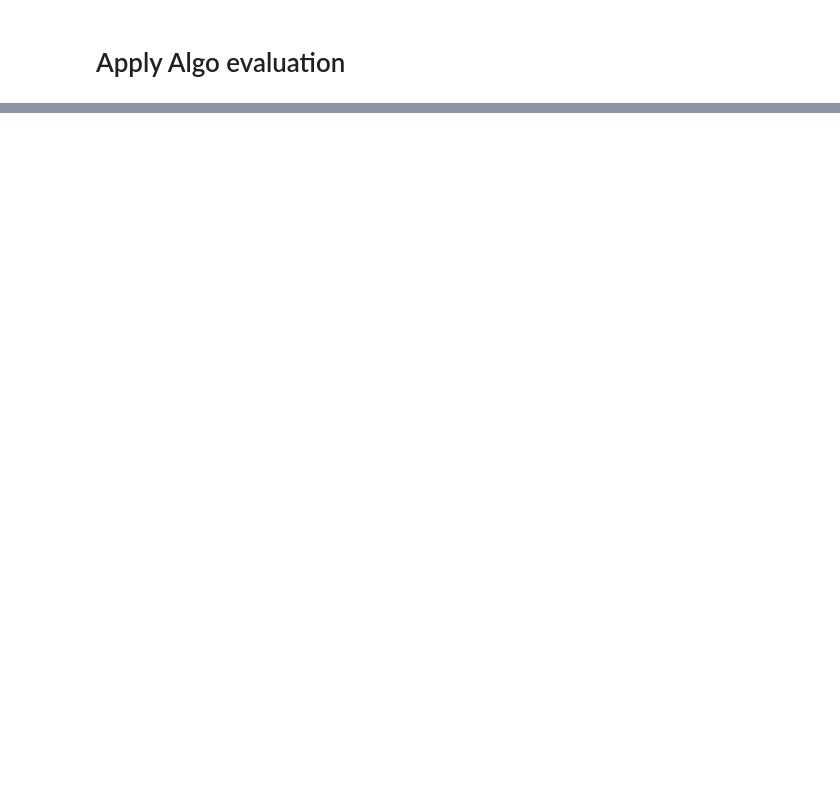
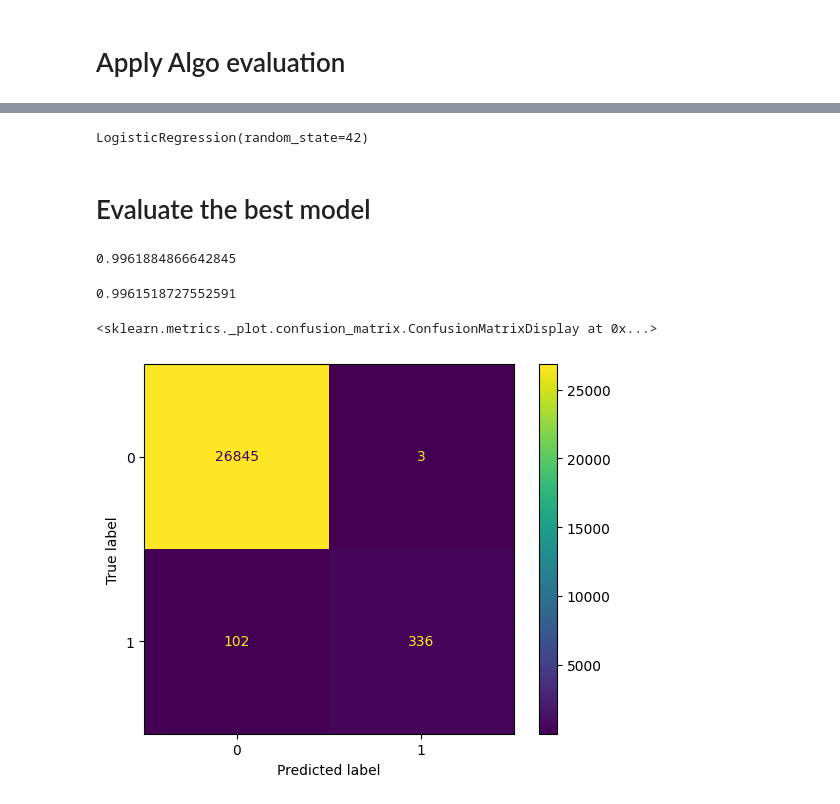
Before and after one commit to dhanashreeh2025-crypto/machine_learning, a Jupyter notebook: Algo_evaluation_proj/Algo_eval_proj.ipynb, the cells around one changed output, grey strips where cells are left out. Drawn from its saved outputs; the diff is of its cells as text; code cells hidden in the pictures; blank space fills up the shorter version.

```diff
--- a/Algo_evaluation_proj/Algo_eval_proj.ipynb
+++ b/Algo_evaluation_proj/Algo_eval_proj.ipynb
@@ -208,7 +208,7 @@ cat_pipe = make_pipeline(
 # %%
 pre = ColumnTransformer(
     [("num", num_pipe, num_cols), ("cat", cat_pipe, cat_cols)]
-).set_output(transform="pandas")
+)
 # %%
 pre.fit(xtrain)
 # %% [output]
@@ -285,0 +335,21 @@ You can try to debug the error by setting error_score='raise'.
+# %%
+best_model
+# %% [output]
+LogisticRegression(random_state=42)
+# %% [markdown]
+# Evaluate the best model
+# %%
+best_model.score(xtrain_pre, ytrain)
+# %% [output]
+0.9961884866642845
+# %%
+best_model.score(xtest_pre, ytest)
+# %% [output]
+0.9961518727552591
+# %%
+from sklearn.metrics import ConfusionMatrixDisplay
+
+ConfusionMatrixDisplay.from_estimator(best_model, xtest_pre, ytest)
+# %% [output]
+<sklearn.metrics._plot.confusion_matrix.ConfusionMatrixDisplay at 0x...>
+[figure, added]
```
Also changed, not shown: parts of 40 cells of this notebook, 3 other files.
